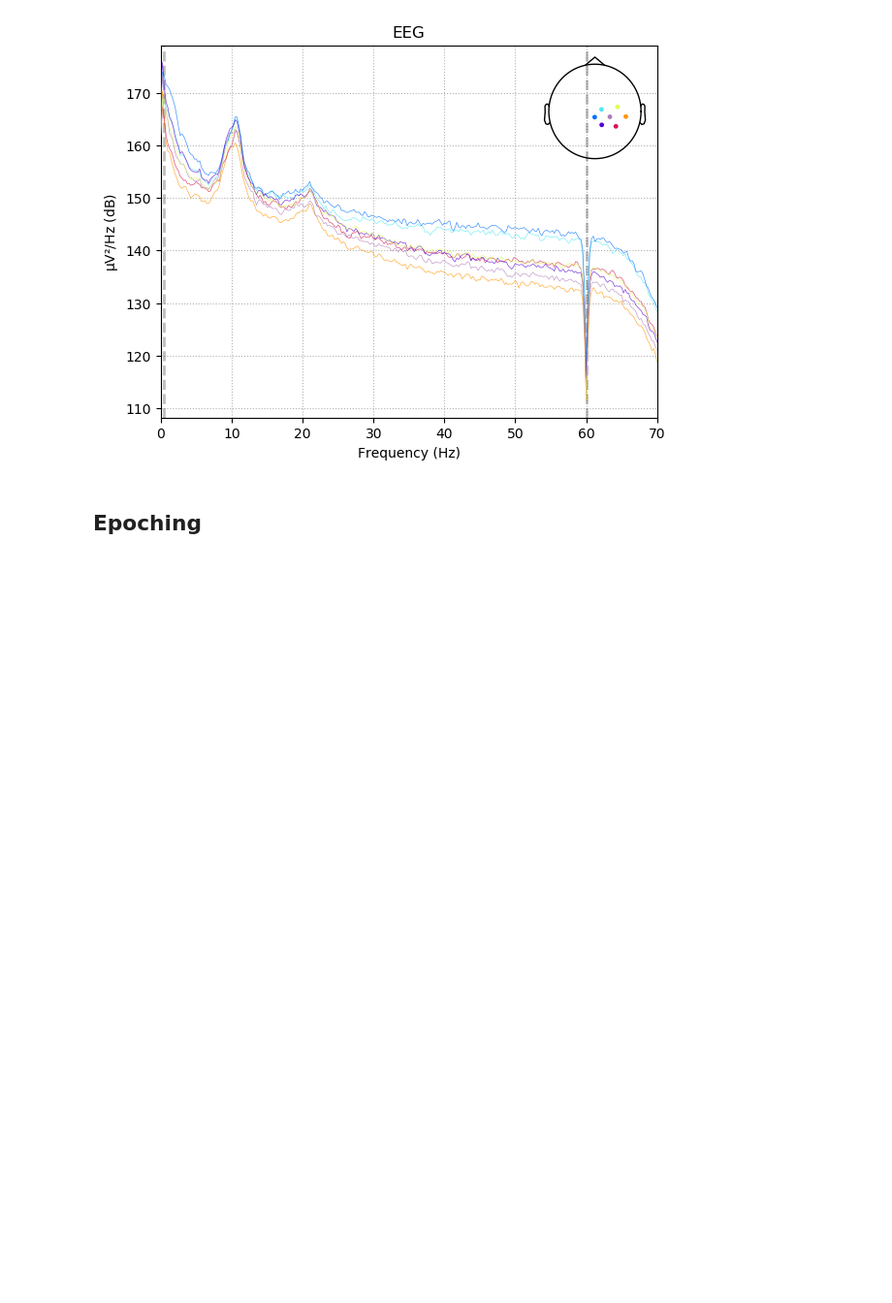
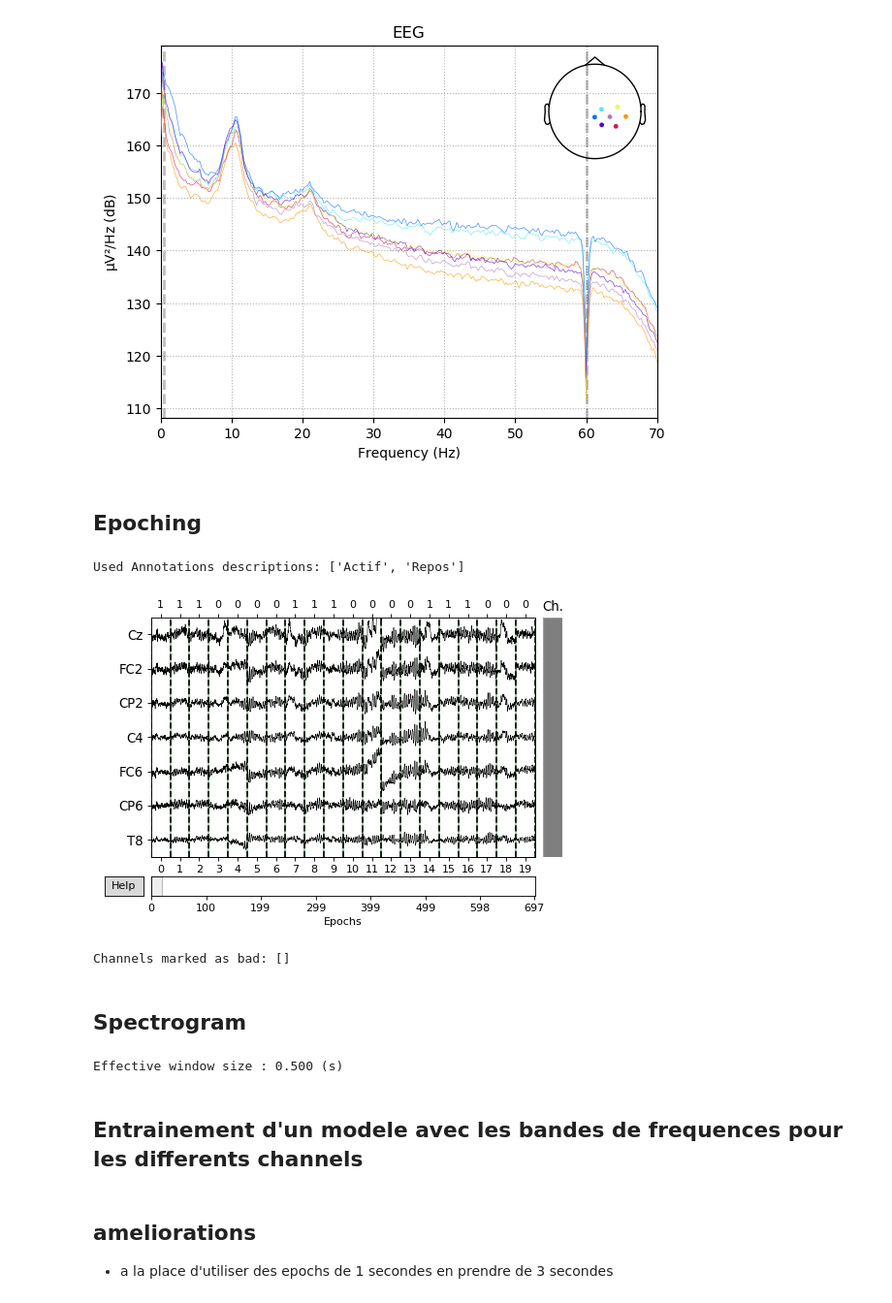
Before and after one commit to conorato/br41n-hackathon, a Jupyter notebook: Br41n.io/Br41n.io.ipynb, the cells around one changed output. Shown at 97% size. Drawn from its saved outputs; the diff is of its cells as text; code cells hidden in the pictures; blank space fills up the shorter version.

Commit message:
extraction des features

```diff
--- a/Br41n.io/Br41n.io.ipynb
+++ b/Br41n.io/Br41n.io.ipynb
@@ -112,0 +112,71 @@ events, annot_event_id = mne.events_from_annotations(raw_array, event_id={'Actif
+# %%
+event_id = {'Repos':0, 'Actif':1}
+events, annot_event_id = mne.events_from_annotations(raw_array, event_id=event_id, chunk_duration=1)
+epochs = mne.Epochs(raw=raw_array, events=events, event_id=event_id, tmin=0, tmax=1-(1/srate), preload=True, baseline=None, verbose=False)
+epochs.plot(scalings={'eeg':1000})
+# %% [output]
+Used Annotations descriptions: ['Actif', 'Repos']
+[figure, added]
+Channels marked as bad: []
+# %% [markdown]
+## Spectrogram
+# %%
+FREQ_BANDS_RANGE = {
+    'DELTA': [0.5, 4.5],
+    'THETA': [4.5, 8.5],
+    'ALPHA': [8.5, 11.5],
+    'SIGMA': [11.5, 15.5],
+    'BETA': [15.5, 30]
+}
+
+def get_psds_from_epochs(epochs):
+    """Extracts power spectrum densities from epochs
+    Returns
+    --------
+    psds with associated frequencies calculated with the welch method.
+    """
+    psds, freqs = psd_welch(epochs, fmin=0.5, fmax=30.)
+    return psds, freqs
+
+def get_mean_psds(psds_with_freqs, are_relative=False):
+    """EEG power band feature extraction.
+    Input
+    -------
+    psds_with_freqs: tuple which contains
+            - (nb_epochs, nb_chan=1, nb_freqs) psds amplitudes
+            - (nb_freqs,) corresponding frequency values
+
+    are_relative: boolean which indicates if the mean band powers
+        for each subband are relative to the total power or not.
+
+    Returns
+    -------
+    X : numpy array of shape [n_samples, nb_subband=5]
+        Transformed data.
+    """
+    psds = psds_with_freqs[0]
+    freqs = psds_with_freqs[1]
+
+    if are_relative:
+        psds /= np.sum(psds, axis=-1, keepdims=True)
+
+    X = []
+    for fmin, fmax in FREQ_BANDS_RANGE.values():
+        psds_band = psds[:, :, (freqs >= fmin) & (freqs < fmax)].mean(axis=-1)
+        X.append(psds_band.reshape(len(psds), -1))
+
+    return np.concatenate(X, axis=1)
+
+powers, freqs = get_psds_from_epochs(epochs)
+abs_mean_powers = get_mean_psds([powers, freqs])
+
+abs_mean_powers_t = np.transpose(abs_mean_powers)
+plt.pcolormesh(abs_mean_powers_t, vmin=0, vmax=10000)
+plt.show()
+# %% [output]
+Effective window size : 0.500 (s)
+# %% [markdown]
+## Entrainement d'un modele avec les bandes de frequences pour les differents channels
+# %% [markdown]
+## ameliorations
+- a la place d'utiliser des epochs de 1 secondes en prendre de 3 secondes
```
Also changed, not shown: parts of 2 cells of this notebook.
